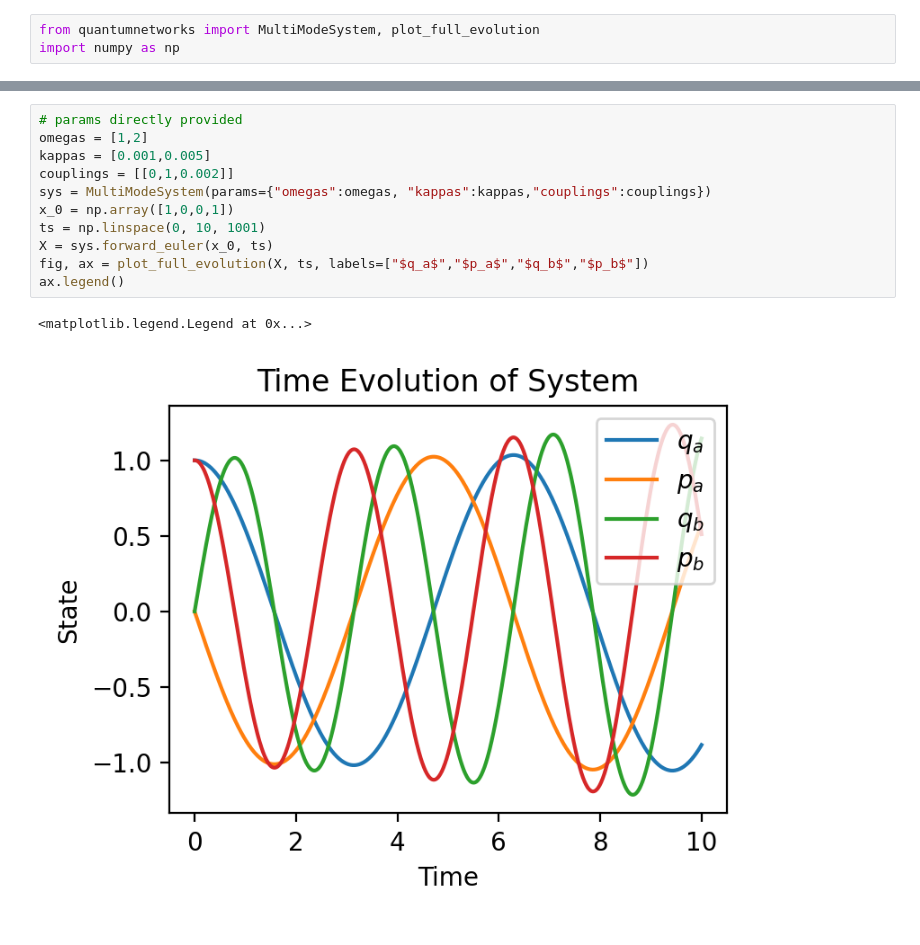
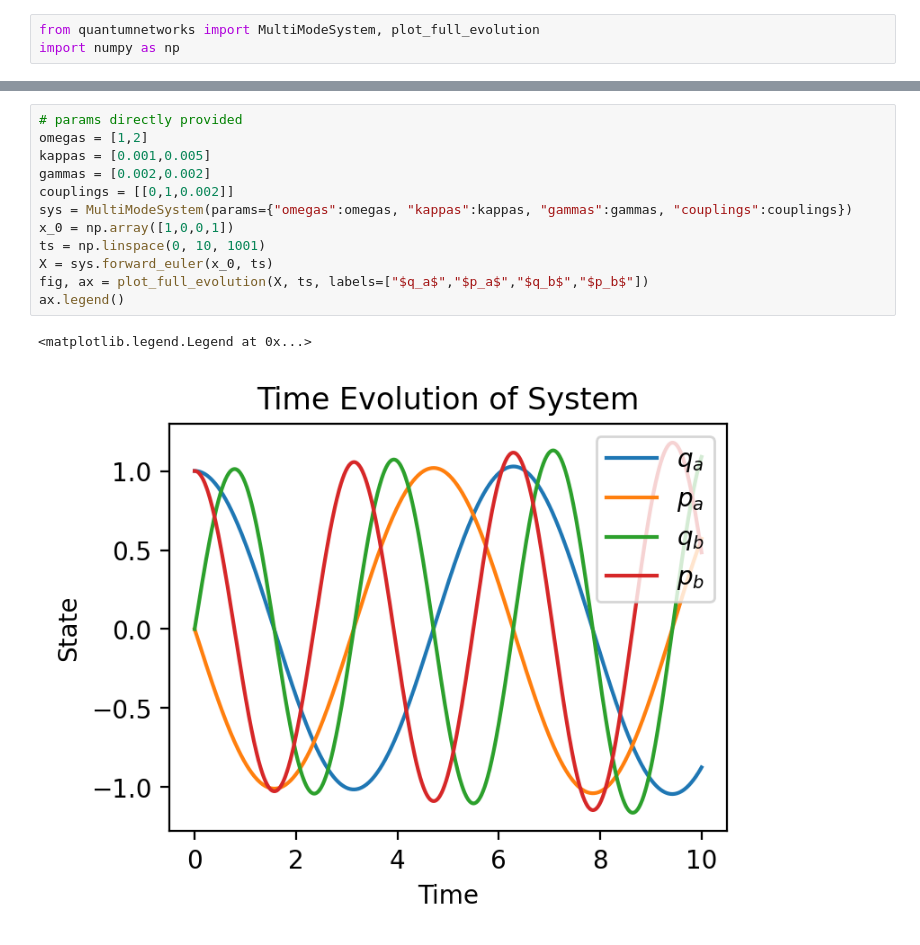
Before and after one commit to Phionx/quantumnetworks, a Jupyter notebook: tutorials/multimode/MultiModeSystem.ipynb, the cells around one changed output, grey strips where cells are left out. Drawn from its saved outputs; the diff is of its cells as text.

```diff
--- a/tutorials/multimode/MultiModeSystem.ipynb
+++ b/tutorials/multimode/MultiModeSystem.ipynb
@@ -41,17 +38,18 @@ array([[ 5.0e-04,  1.0e+00,  0.0e+00,  2.0e-03],
 # %%
 # params directly provided
 omegas = [1,2]
 kappas = [0.001,0.005]
+gammas = [0.002,0.002]
 couplings = [[0,1,0.002]]
-sys = MultiModeSystem(params={"omegas":omegas, "kappas":kappas,"couplings":couplings})
+sys = MultiModeSystem(params={"omegas":omegas, "kappas":kappas, "gammas":gammas, "couplings":couplings})
 x_0 = np.array([1,0,0,1])
 ts = np.linspace(0, 10, 1001)
 X = sys.forward_euler(x_0, ts)
 fig, ax = plot_full_evolution(X, ts, labels=["$q_a$","$p_a$","$q_b$","$p_b$"])
 ax.legend()
 # %% [output]
 <matplotlib.legend.Legend at 0x...>
-[figure, old version]
+[figure, new version]
 # %%
 # single mode system
 omegas = [1]
```
Also changed, not shown: parts of 5 cells of this notebook, 8 other files.
